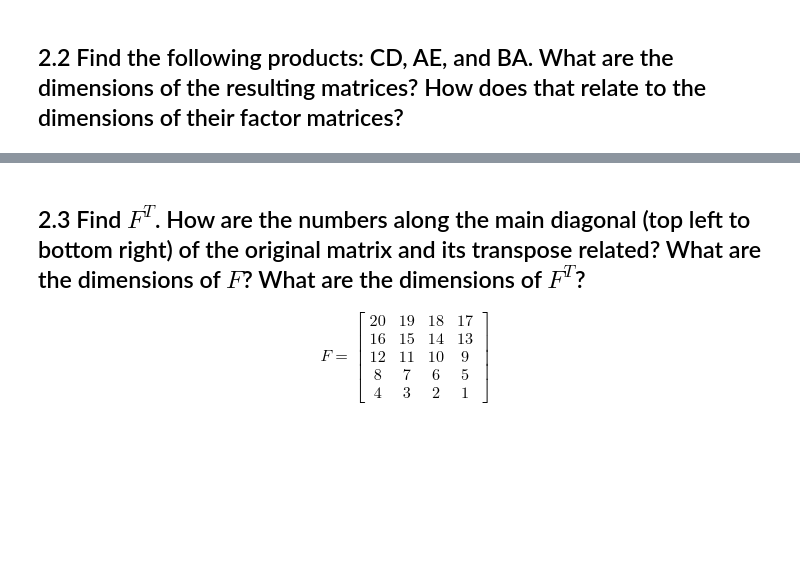
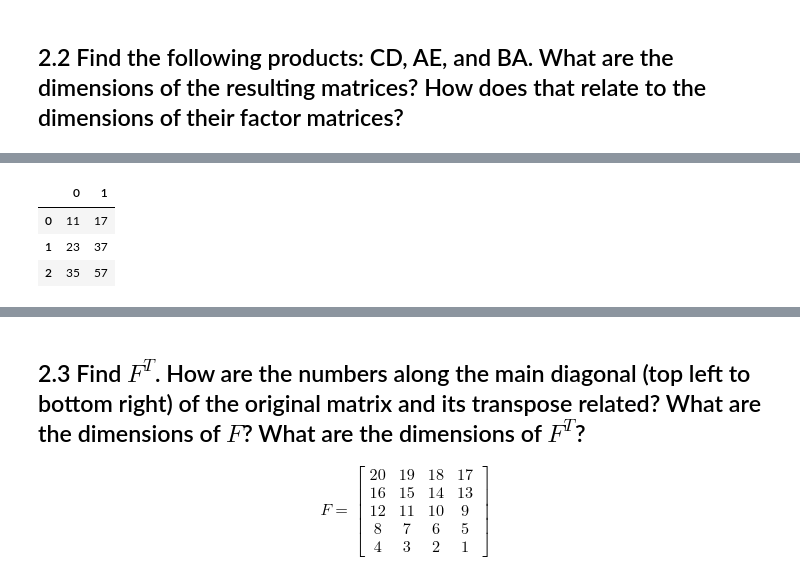
Before and after one commit to ChristianJJohnson/DS-Unit-1-Sprint-3-Linear-Algebra, a Jupyter notebook: module1-vectors-and-matrices/LS_DS_131_Vectors_and_Matrices_Assignment.ipynb, the cells around one changed output, grey strips where cells are left out. Saved outputs shown, nothing was run; the diff lists cells and outputs as text; code cells hidden in the pictures; blank space fills up the shorter version.

```diff
--- a/module1-vectors-and-matrices/LS_DS_131_Vectors_and_Matrices_Assignment.ipynb
+++ b/module1-vectors-and-matrices/LS_DS_131_Vectors_and_Matrices_Assignment.ipynb
@@ -255,0 +293,8 @@ E: 2x2
+# %%
+AE = np.matmul(A,E)
+pd.DataFrame(AE)
+# %% [output]
+|  | 0 | 1 |
+| 0 | 11 | 17 |
+| 1 | 23 | 37 |
+| 2 | 35 | 57 |
```
Also changed, not shown: parts of 15 cells of this notebook.
